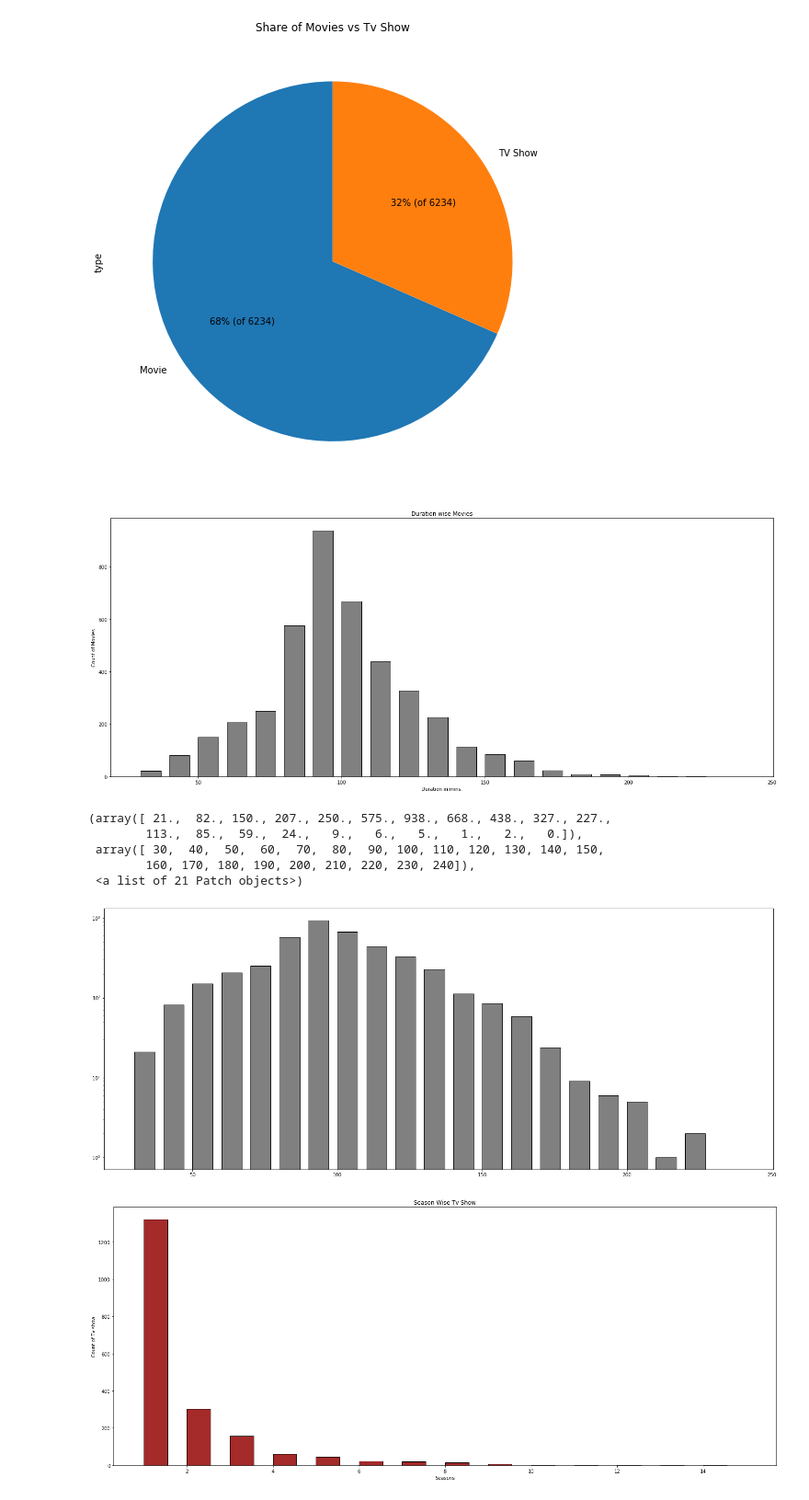
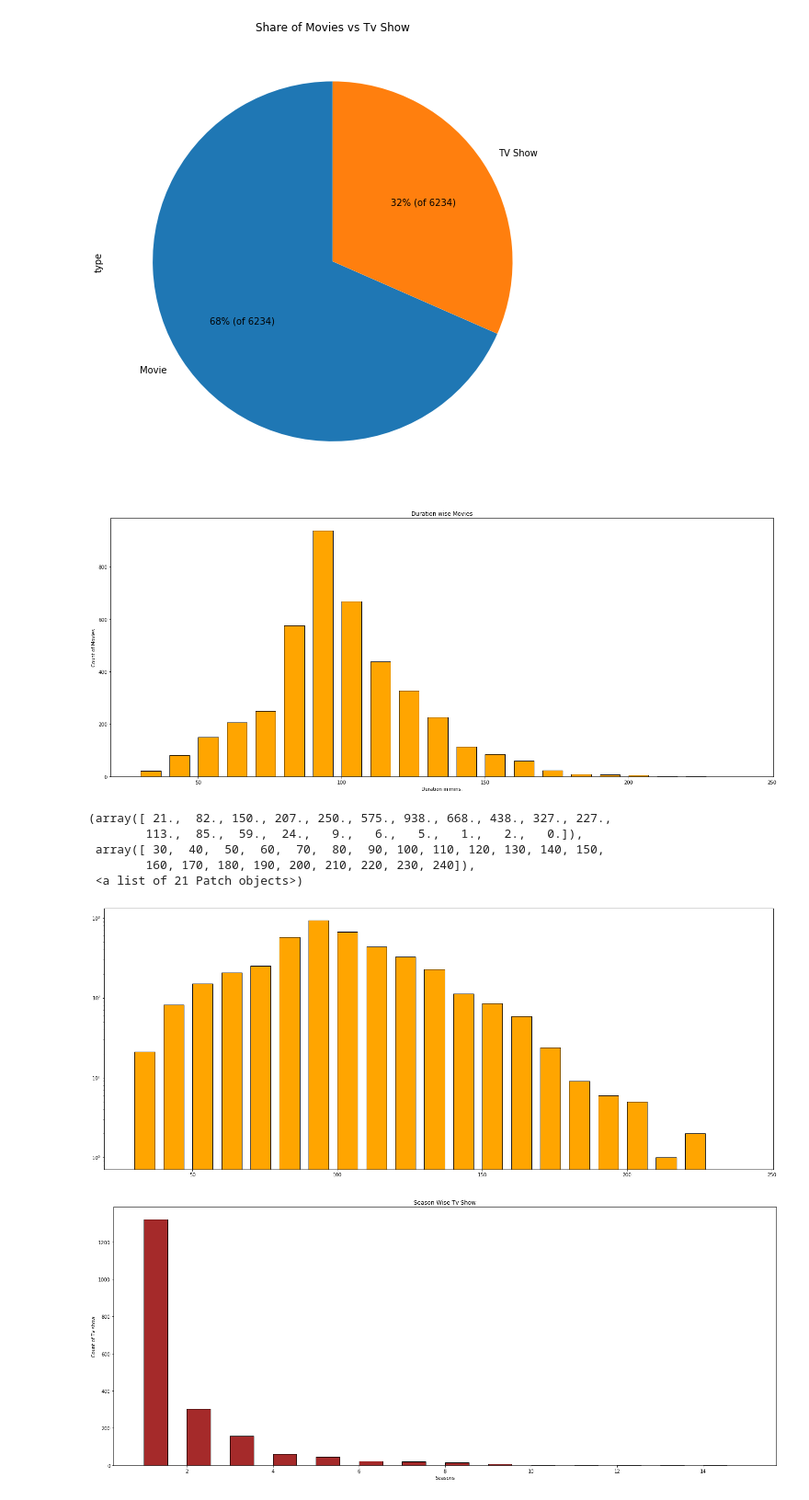
Before and after one commit to ssnk4343/Netflix_analysis, a Jupyter notebook: Netflix_titles.ipynb, the cells around one changed output. Shown at 92% size. Saved outputs shown, nothing was run; the diff lists cells and outputs as text; code cells hidden in the pictures.

```diff
--- a/Netflix_titles.ipynb
+++ b/Netflix_titles.ipynb
@@ -68,21 +77,21 @@ df_tv = df[df['type'] == 'TV Show']
 # %%
 rng = [30,40,50,60,70,80,90,100,110,120,130,140,150,160,170,180,190,200,210,220,230,240]
 plt.figure(figsize=(25,10))
-plt.hist(df_m['Duration'].astype('float'),bins = rng, edgecolor = 'black',color='grey',width=7)
+plt.hist(df_m['Duration'].astype('float'),bins = rng, edgecolor = 'black',color='orange',width=7)
 plt.title('Duration wise Movies')
 plt.xlabel('Duration in mins.')
 plt.ylabel('Count of Movies')
 plt.show()
 plt.figure(figsize=(25,10))
-plt.hist(df_m['Duration'].astype('float'),bins = rng, edgecolor = 'black',color='grey',width=7,log=True)
+plt.hist(df_m['Duration'].astype('float'),bins = rng, edgecolor = 'black',color='orange',width=7,log=True)
 # %% [output]
-[figure, old version]
+[figure, new version]
 (array([ 21.,  82., 150., 207., 250., 575., 938., 668., 438., 327., 227.,
         113.,  85.,  59.,  24.,   9.,   6.,   5.,   1.,   2.,   0.]),
  array([ 30,  40,  50,  60,  70,  80,  90, 100, 110, 120, 130, 140, 150,
         160, 170, 180, 190, 200, 210, 220, 230, 240]),
  <a list of 21 Patch objects>)
-[figure, old version]
+[figure, new version]
 # %%
 rng2 = [1,2,3,4,5,6,7,8,9,10,11,12,13,14,15]
 plt.figure(figsize=(25,10))
```
Also changed, not shown: parts of 8 cells of this notebook.
